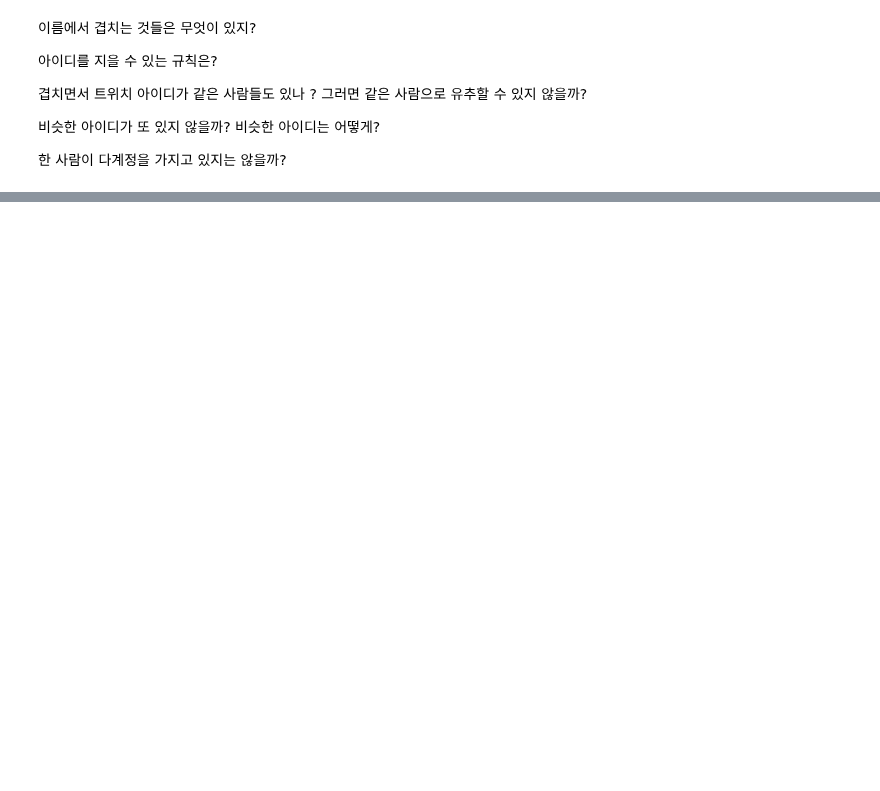
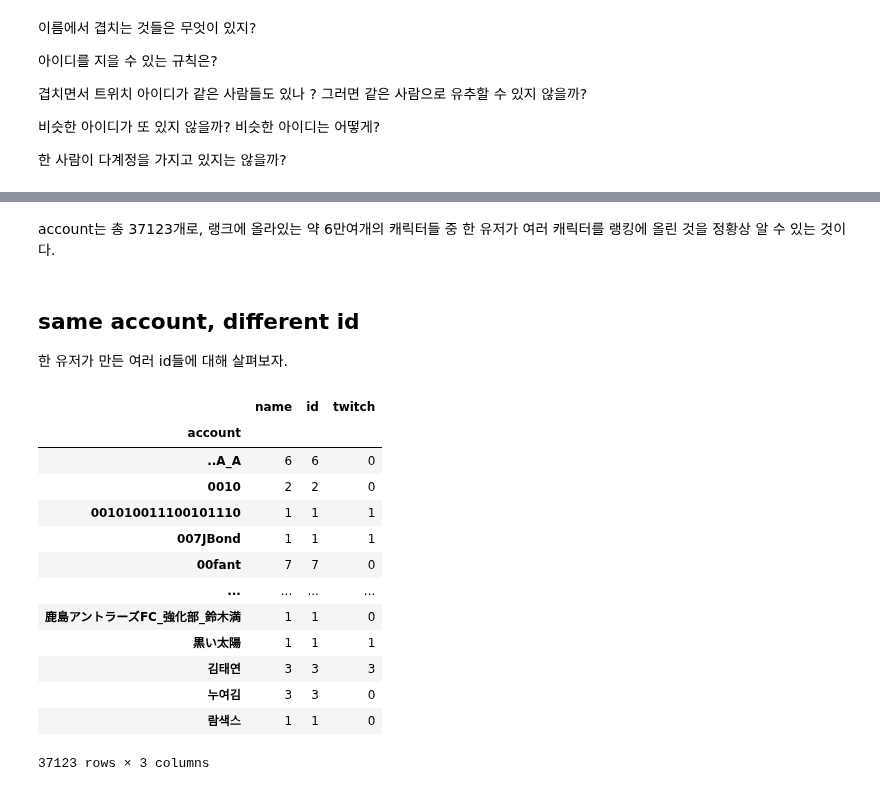
Before and after one commit to Angela-Park-JE/TIL_ver1, a Jupyter notebook: ToyPJT-POE_user/EDA_poe_stats_5_user.ipynb, the cells around one changed output, grey strips where cells are left out. Saved outputs shown, nothing was run; the diff lists cells and outputs as text; code cells hidden in the pictures; blank space fills up the shorter version.

```diff
--- a/ToyPJT-POE_user/EDA_poe_stats_5_user.ipynb
+++ b/ToyPJT-POE_user/EDA_poe_stats_5_user.ipynb
@@ -136,0 +178,23 @@ df['account'].value_counts().sort_values(ascending=False)
+# %% [markdown]
+account는 총 37123개로, 랭크에 올라있는 약 6만여개의 캐릭터들 중 한 유저가 여러 캐릭터를 랭킹에 올린 것을 정황상 알 수 있는 것이다.
+# %% [markdown]
+## same account, different id
+
+한 유저가 만든 여러 id들에 대해 살펴보자.
+# %%
+df[['account','name', 'id', 'twitch']].groupby(by = 'account').count()
+# %% [output]
+|  | name | id | twitch |
+| account |  |  |  |
+| ..A_A | 6 | 6 | 0 |
+| 0010 | 2 | 2 | 0 |
+| 001010011100101110 | 1 | 1 | 1 |
+| 007JBond | 1 | 1 | 1 |
+| 00fant | 7 | 7 | 0 |
+| ... | ... | ... | ... |
+| 鹿島アントラーズFC_強化部_鈴木満 | 1 | 1 | 0 |
+| 黒い太陽 | 1 | 1 | 1 |
+| 김태연 | 3 | 3 | 3 |
+| 누여김 | 3 | 3 | 0 |
+| 람색스 | 1 | 1 | 0 |
+37123 rows × 3 columns
```
Also changed, not shown: parts of 33 cells of this notebook.
